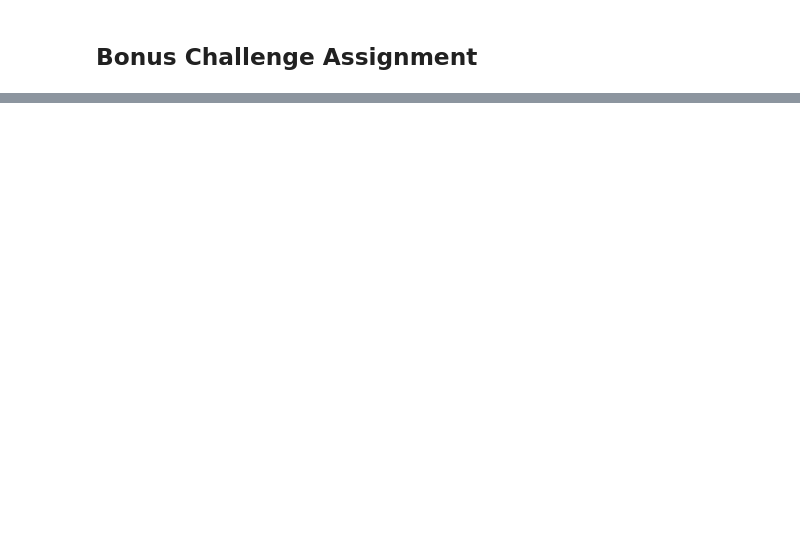
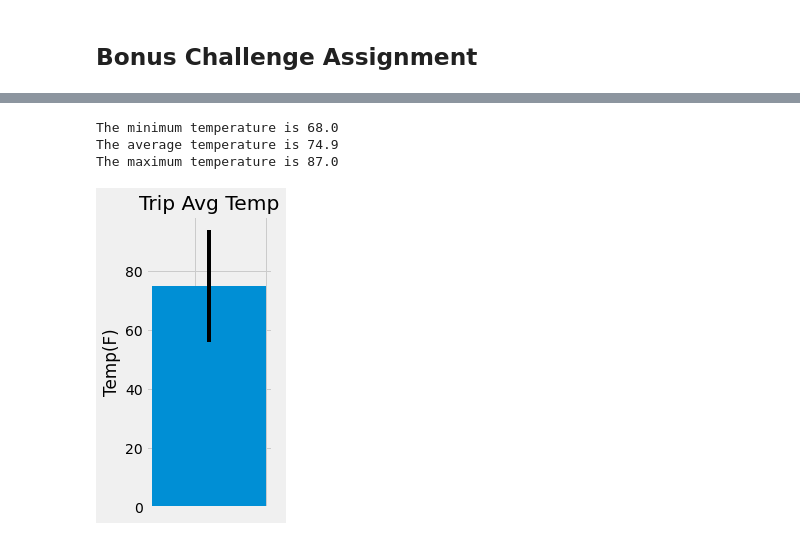
Before and after one commit to rebekahcallkacz/sqlachemy-challenge, a Jupyter notebook: climate_analysis.ipynb, the cells around one changed output, grey strips where cells are left out. Drawn from its saved outputs; the diff is of its cells as text; code cells hidden in the pictures; blank space fills up the shorter version.

```diff
--- a/climate_analysis.ipynb
+++ b/climate_analysis.ipynb
@@ -178,23 +200,30 @@ end_date = '2017-05-25'
 
 trip_temps = calc_temps(start_date, end_date)[0]
 
-trip_temps
+print(f'The minimum temperature is {trip_temps[0]}\n'
+      f'The average temperature is {round(trip_temps[1],1)}\n'
+      f'The maximum temperature is {trip_temps[2]}')
+# %% [output]
+The minimum temperature is 68.0
+The average temperature is 74.9
+The maximum temperature is 87.0
 # %%
 # Plot the results from your previous query as a bar chart.
 
-avg_temp = np.mean(trip_temps)
-
 plt.figure(figsize=(2, 5))
-plt.bar(x=0.2, height = avg_temp, yerr=(trip_temps[2]-trip_temps[0]), align='edge')
+plt.bar(x=0.2, height = trip_temps[1], yerr=(trip_temps[2]-trip_temps[0]), align='edge')
 plt.tick_params(
     axis='x',
     which='both',
     bottom=False,
     labelbottom=False)
 plt.title('Trip Avg Temp')
 plt.ylabel('Temp(F)')
 plt.tight_layout
+plt.savefig('Images/tripavgtemp.png')
 plt.show()
+# %% [output]
+[figure, added]
 # %%
 # Calculate the total amount of rainfall per weather station for your trip dates using the previous year's matching dates.
 # Sort this in descending order by precipitation amount and list the station, name, latitude, longitude, and elevation
```
Also changed, not shown: parts of 9 cells of this notebook, 4 other files.
